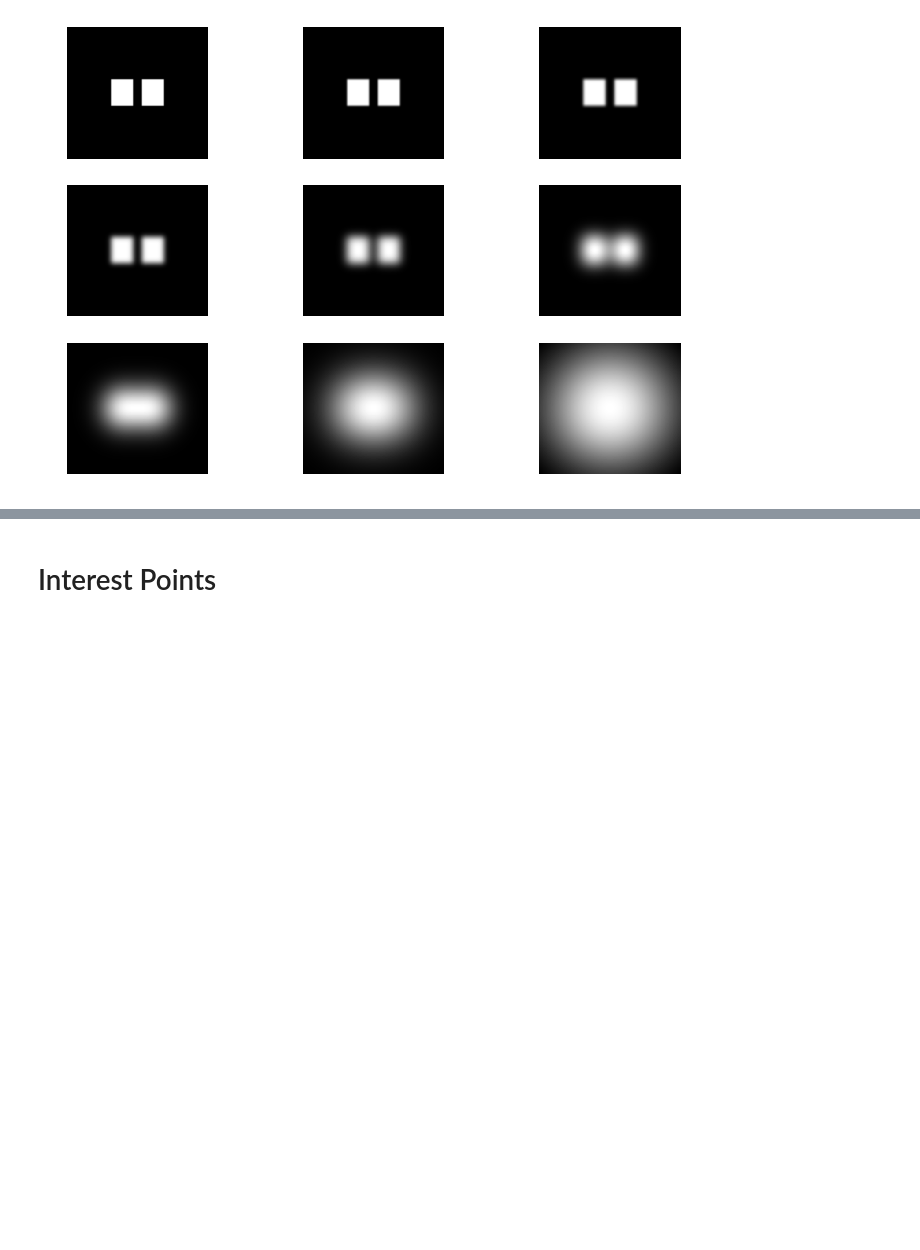
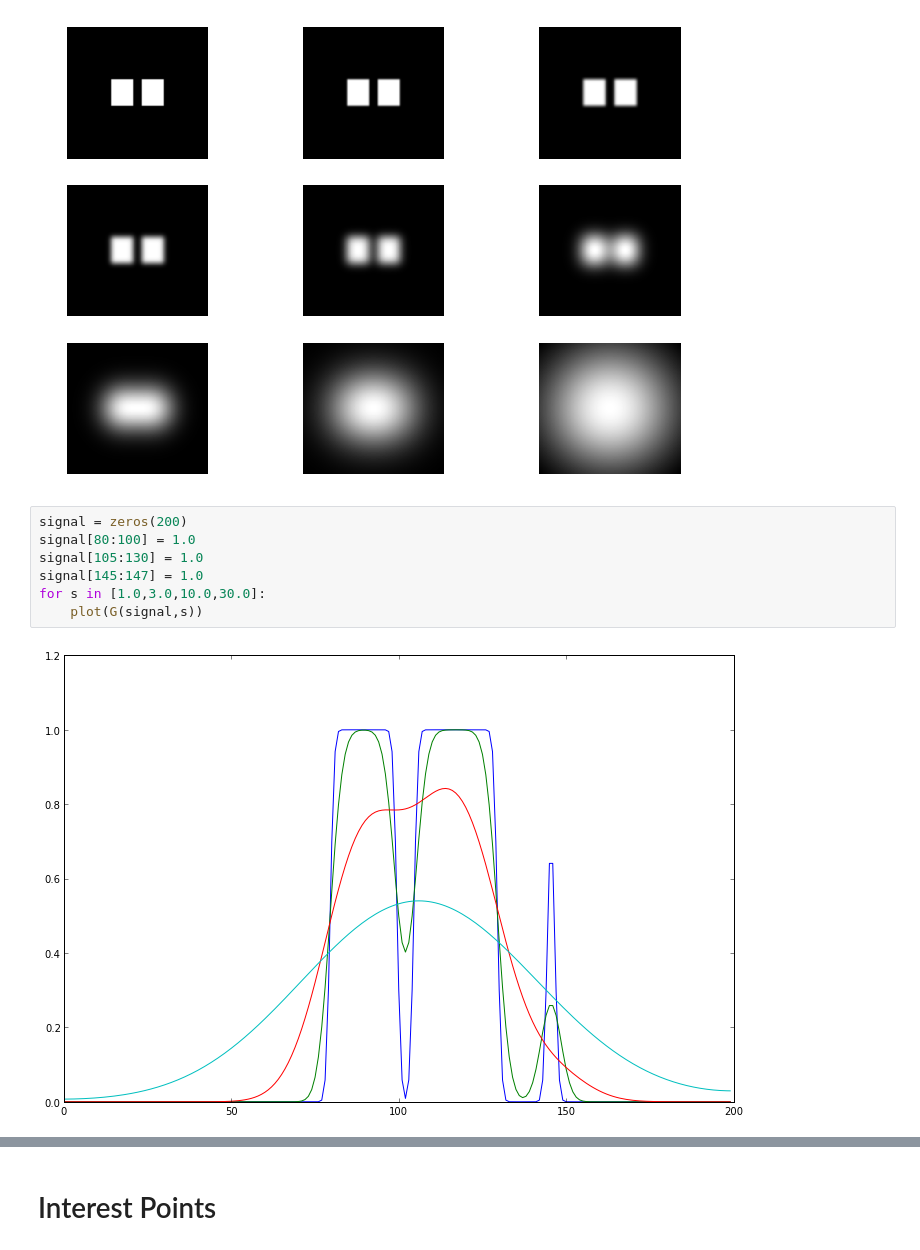
Before and after one commit to tmbdev-teaching/teaching-mmir, a Jupyter notebook: 48-sift-descriptors.ipynb, the cells around one changed output, grey strips where cells are left out. Saved outputs shown, nothing was run; the diff lists cells and outputs as text; blank space fills up the shorter version.

```diff
--- a/48-sift-descriptors.ipynb
+++ b/48-sift-descriptors.ipynb
@@ -20,3 +20,12 @@ for i,s in enumerate(exp(linspace(log(1.0),log(100.0),9))):
     subplot(3,3,i+1); axis("off"); imshow(G(image,s,mode='constant'))
 # %% [output]
 [figure]
+# %%
+signal = zeros(200)
+signal[80:100] = 1.0
+signal[105:130] = 1.0
+signal[145:147] = 1.0
+for s in [1.0,3.0,10.0,30.0]:
+    plot(G(signal,s))
+# %% [output]
+[figure, added]
```
Also changed, not shown: parts of 1 cell of this notebook.
